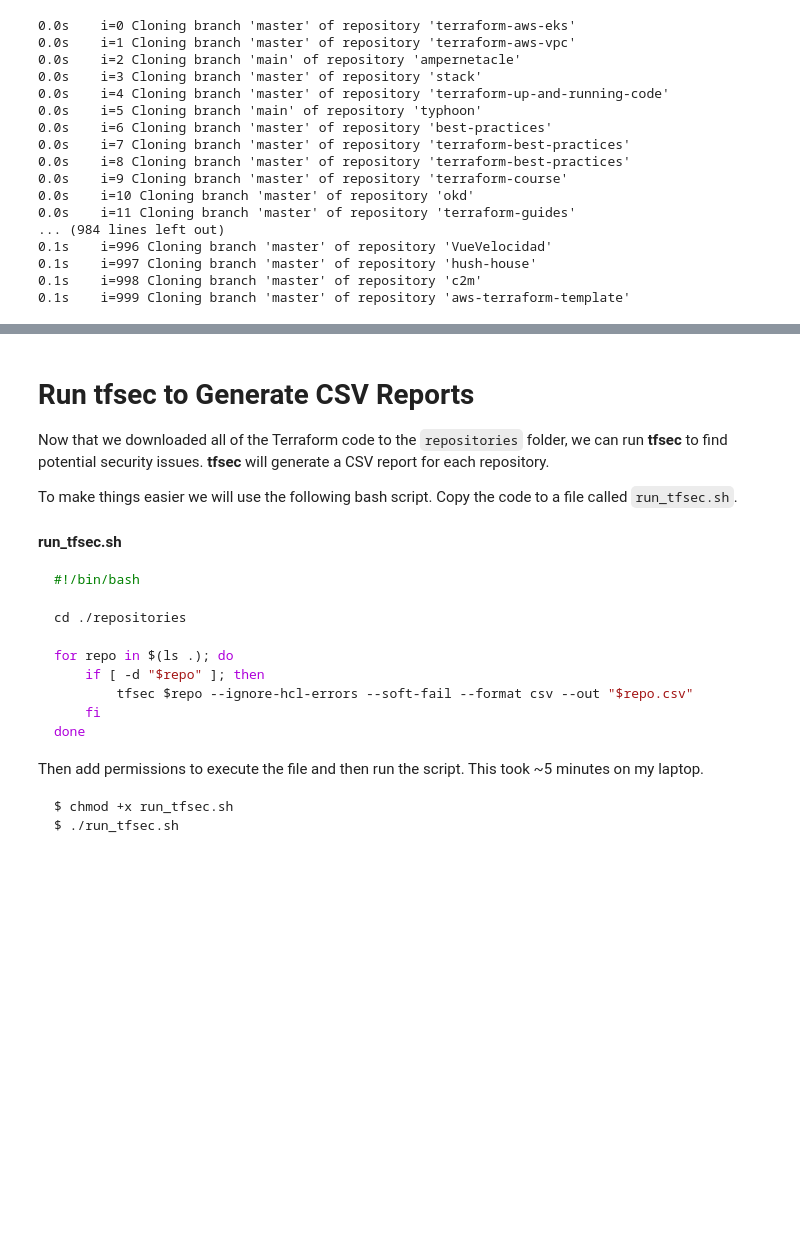
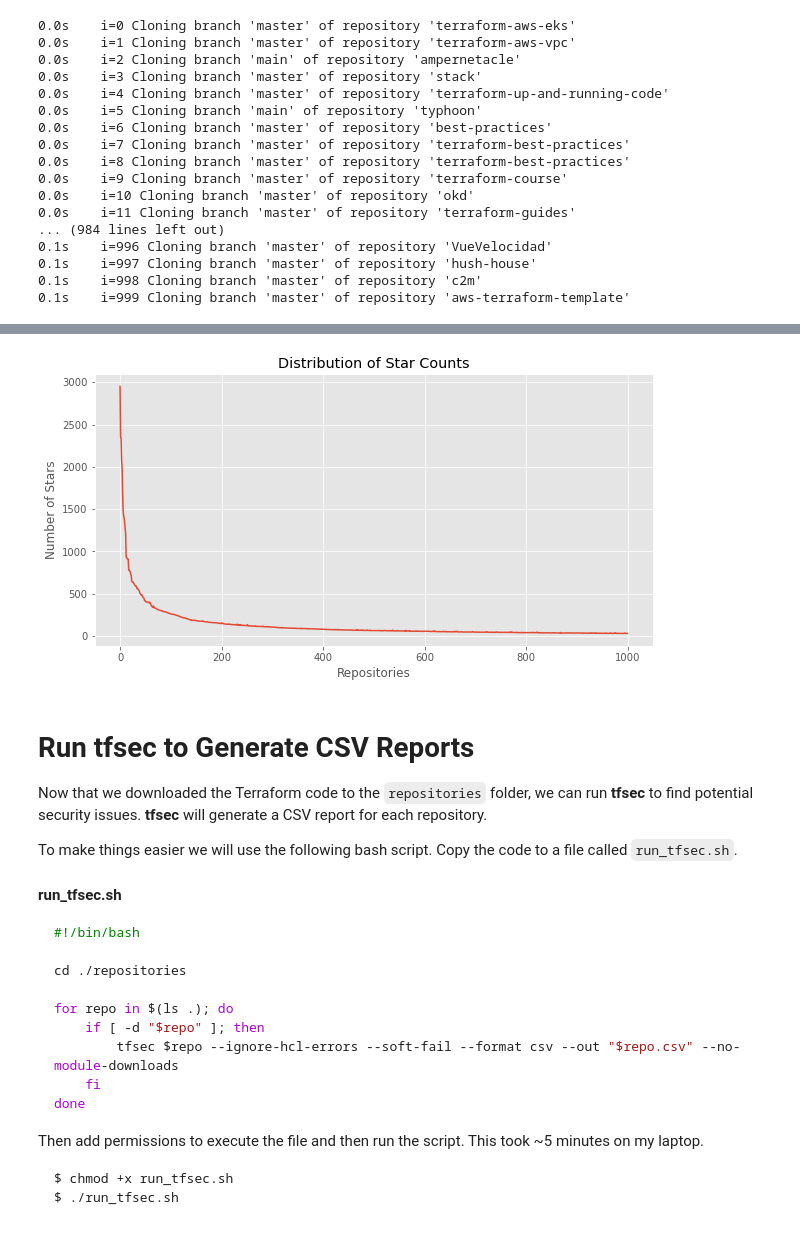
Before and after one commit to cloudlines-de/cloudlines-blog-resources, a Jupyter notebook: terraform-security-issues/The Most Common Terraform Security Issues in 1000 GitHub Open Source Projects.ipynb, the cells around one changed output, grey strips where cells are left out. Drawn from its saved outputs; the diff is of its cells as text; code cells hidden in the pictures; blank space fills up the shorter version.

````diff
--- a/terraform-security-issues/The Most Common Terraform Security Issues in 1000 GitHub Open Source Projects.ipynb
+++ b/terraform-security-issues/The Most Common Terraform Security Issues in 1000 GitHub Open Source Projects.ipynb
@@ -19,7 +19,11 @@ import time
 import pygit2
 import glob
 import os
+import matplotlib.pyplot as plt
 from IPython.display import Markdown as md
+
+from matplotlib import style
+plt.style.use("ggplot")
 # %%
 # paste your GitHub Personal Access Token here, as described in the 'Prerequesites' section
 gh_token = "<pase_your_token_here>"
@@ -143,7 +165,19 @@ con.close()
+# %%
+# plot the distribution of number of stars
+con = sqlite3.connect("github_terraform_repos.sql")
+df = pd.read_sql_query("SELECT * FROM github_repos", con)
+plt.figure(figsize=(10, 5))
+plt.plot(df["stargazers_count"])
+plt.title("Distribution of Star Counts")
+plt.xlabel("Repositories")
+plt.ylabel("Number of Stars")
+plt.savefig("01-distribution-of-star-counts.png")
+# %% [output]
+[figure, added]
 # %% [markdown]
 # Run tfsec to Generate CSV Reports
 
-Now that we downloaded all of the Terraform code to the `repositories` folder, we can run **tfsec** to find potential security issues. **tfsec** will generate a CSV report for each repository.
+Now that we downloaded the Terraform code to the `repositories` folder, we can run **tfsec** to find potential security issues. **tfsec** will generate a CSV report for each repository.
 
 To make things easier we will use the following bash script. Copy the code to a file called `run_tfsec.sh`.
 
@@ -156,7 +190,7 @@ cd ./repositories
 
 for repo in $(ls .); do
     if [ -d "$repo" ]; then
-        tfsec $repo --ignore-hcl-errors --soft-fail --format csv --out "$repo.csv"
+        tfsec $repo --ignore-hcl-errors --soft-fail --format csv --out "$repo.csv" --no-module-downloads
     fi
 done
 ```
````
Also changed, not shown: parts of 11 cells of this notebook, 4 other files.
